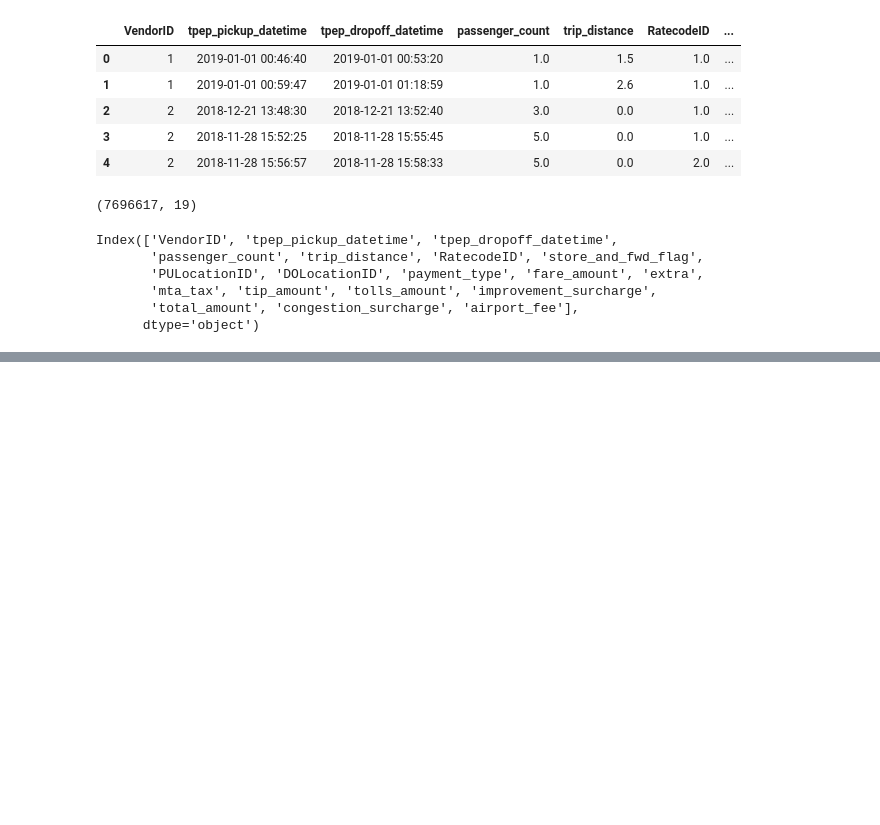
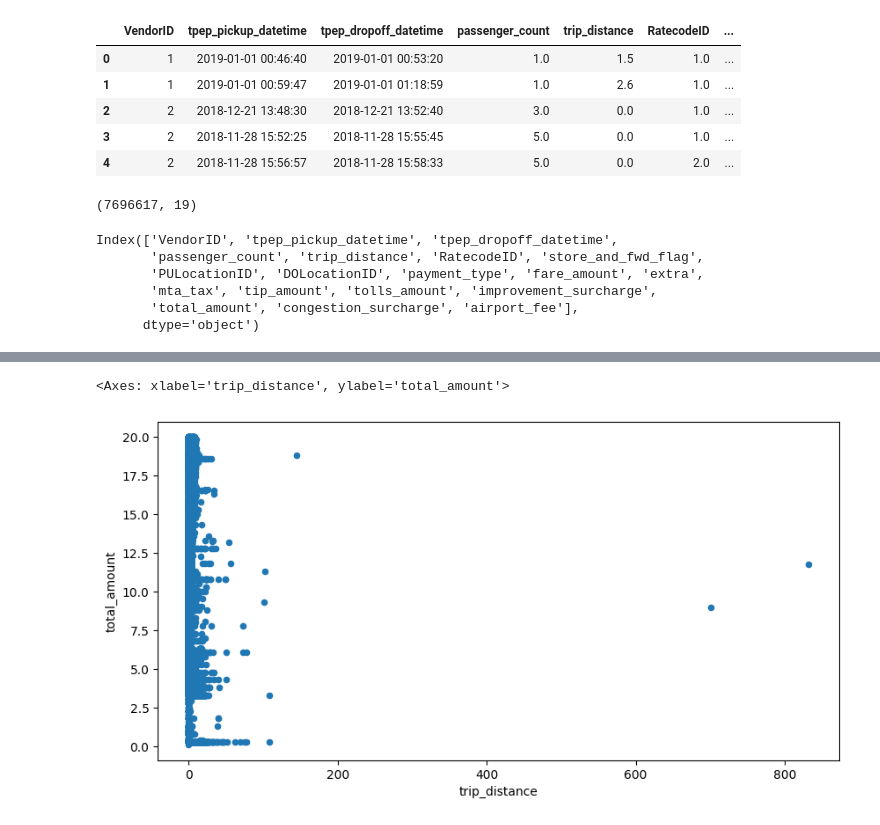
Before and after one commit to Laba-hub/New-York-Taxi-Analysis, a Jupyter notebook: Presentable notebook.ipynb, the cells around one changed output, grey strips where cells are left out. Cells and saved outputs as stored; diff of their text form; code cells hidden in the pictures; blank space fills up the shorter version.

```diff
--- a/Presentable notebook.ipynb
+++ b/Presentable notebook.ipynb
@@ -68,0 +164,10 @@ Index(['VendorID', 'tpep_pickup_datetime', 'tpep_dropoff_datetime',
+# %%
+taxi_new[(taxi_new['total_amount'] > 0) & (taxi_new['total_amount'] <= 20)].plot(
+    kind='scatter',
+    x='trip_distance',
+    y='total_amount',
+    figsize=(10, 5)
+)
+# %% [output]
+<Axes: xlabel='trip_distance', ylabel='total_amount'>
+[figure, added]
```
Also changed, not shown: parts of 35 cells of this notebook.
